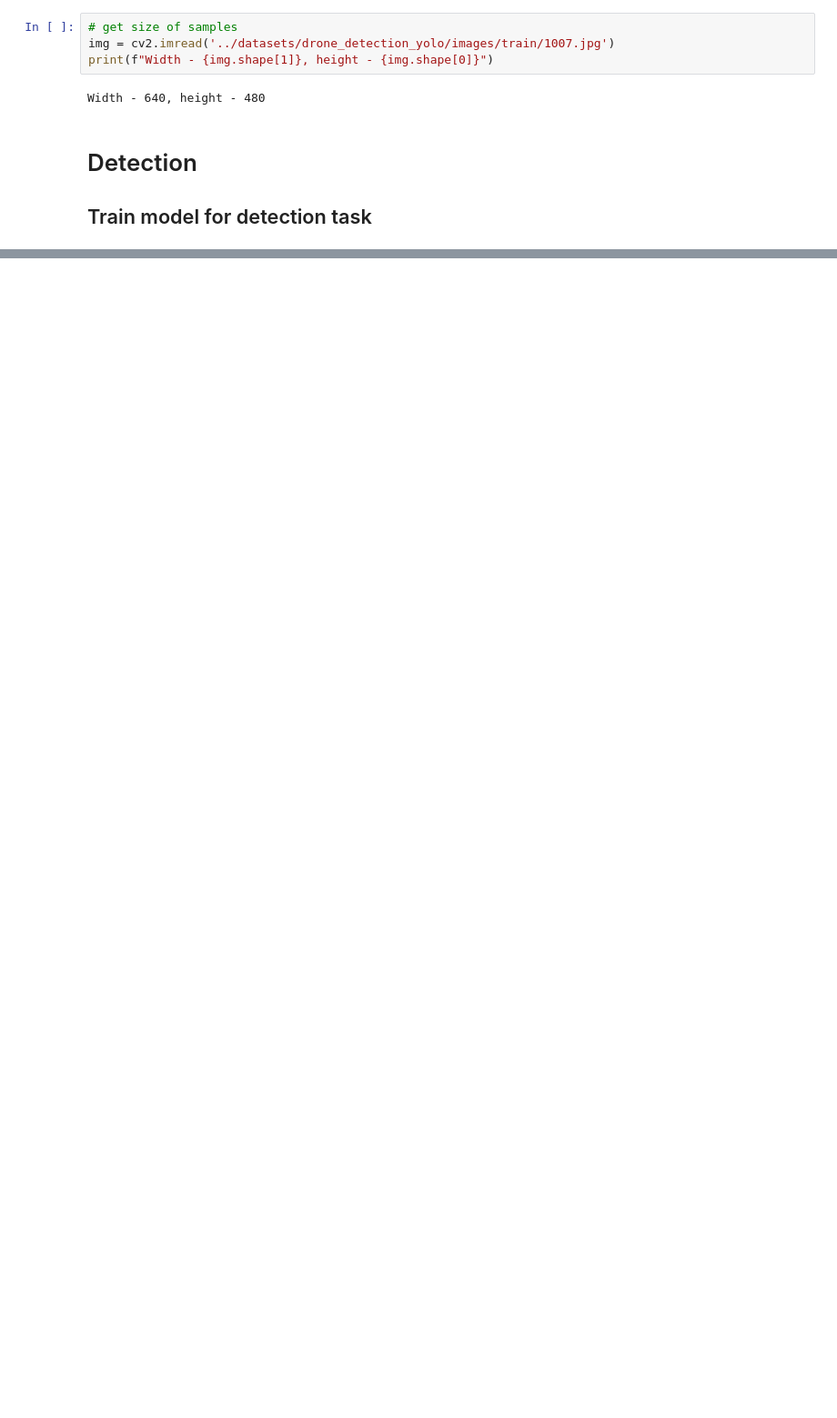
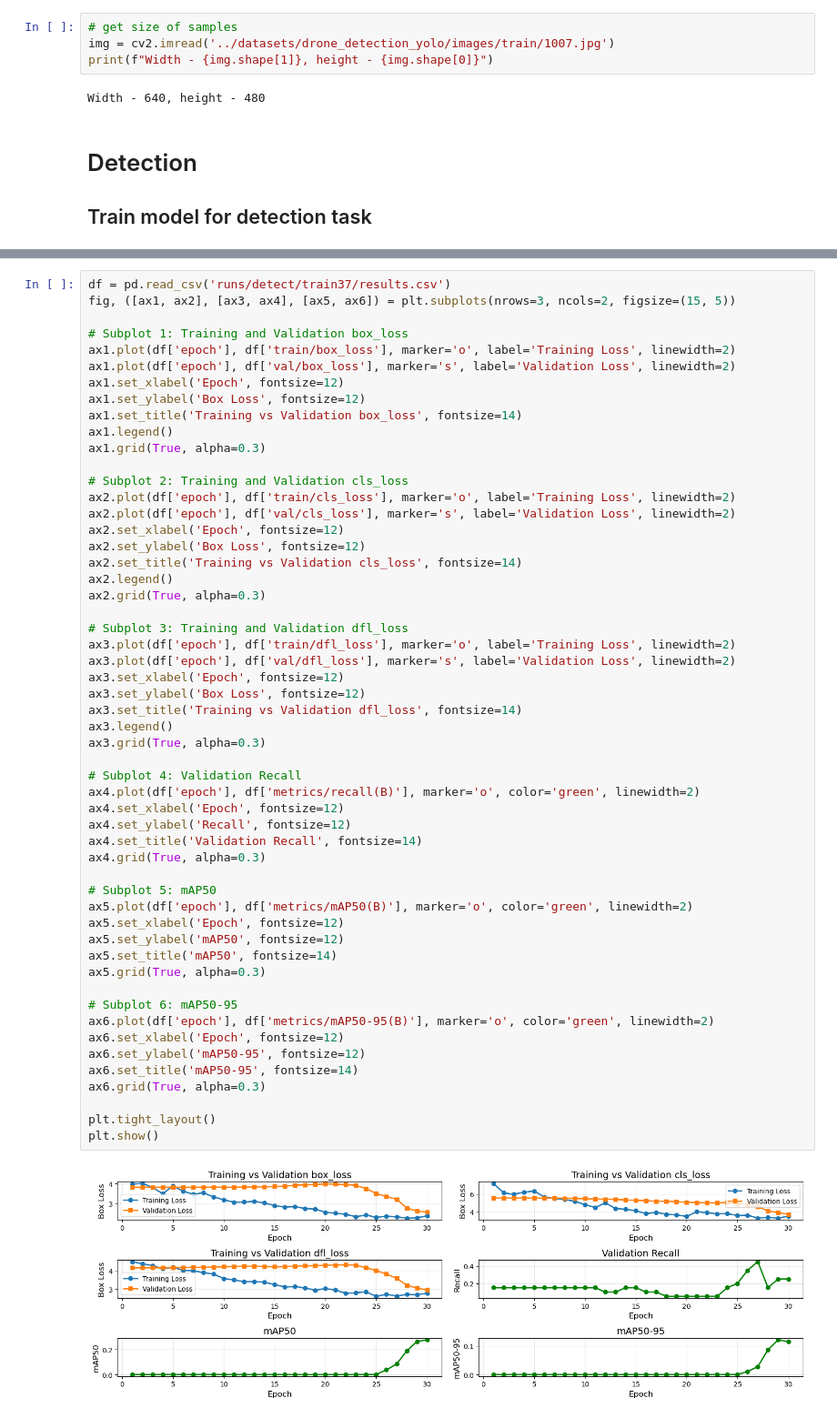
Before and after one commit to smoke22catches/fpv-drone-tracking-detection-depth-estimation, a Jupyter notebook: notebooks/drone_detection_tracking.ipynb, the cells around one changed output, grey strips where cells are left out. Shown at 91% size. Saved outputs shown, nothing was run; the diff lists cells and outputs as text; blank space fills up the shorter version.

Commit message:
Set up training pipeline for detection

```diff
--- a/notebooks/drone_detection_tracking.ipynb
+++ b/notebooks/drone_detection_tracking.ipynb
@@ -114,0 +125,56 @@ Results saved to /home/dzhere/Documents/side-projects/fpv-drone-tracking-detecti
+# %%
+df = pd.read_csv('runs/detect/train37/results.csv')
+fig, ([ax1, ax2], [ax3, ax4], [ax5, ax6]) = plt.subplots(nrows=3, ncols=2, figsize=(15, 5))
+
+# Subplot 1: Training and Validation box_loss
+ax1.plot(df['epoch'], df['train/box_loss'], marker='o', label='Training Loss', linewidth=2)
+ax1.plot(df['epoch'], df['val/box_loss'], marker='s', label='Validation Loss', linewidth=2)
+ax1.set_xlabel('Epoch', fontsize=12)
+ax1.set_ylabel('Box Loss', fontsize=12)
+ax1.set_title('Training vs Validation box_loss', fontsize=14)
+ax1.legend()
+ax1.grid(True, alpha=0.3)
+
+# Subplot 2: Training and Validation cls_loss
+ax2.plot(df['epoch'], df['train/cls_loss'], marker='o', label='Training Loss', linewidth=2)
+ax2.plot(df['epoch'], df['val/cls_loss'], marker='s', label='Validation Loss', linewidth=2)
+ax2.set_xlabel('Epoch', fontsize=12)
+ax2.set_ylabel('Box Loss', fontsize=12)
+ax2.set_title('Training vs Validation cls_loss', fontsize=14)
+ax2.legend()
+ax2.grid(True, alpha=0.3)
+
+# Subplot 3: Training and Validation dfl_loss
+ax3.plot(df['epoch'], df['train/dfl_loss'], marker='o', label='Training Loss', linewidth=2)
+ax3.plot(df['epoch'], df['val/dfl_loss'], marker='s', label='Validation Loss', linewidth=2)
+ax3.set_xlabel('Epoch', fontsize=12)
+ax3.set_ylabel('Box Loss', fontsize=12)
+ax3.set_title('Training vs Validation dfl_loss', fontsize=14)
+ax3.legend()
+ax3.grid(True, alpha=0.3)
+
+# Subplot 4: Validation Recall
+ax4.plot(df['epoch'], df['metrics/recall(B)'], marker='o', color='green', linewidth=2)
+ax4.set_xlabel('Epoch', fontsize=12)
+ax4.set_ylabel('Recall', fontsize=12)
+ax4.set_title('Validation Recall', fontsize=14)
+ax4.grid(True, alpha=0.3)
+
+# Subplot 5: mAP50
+ax5.plot(df['epoch'], df['metrics/mAP50(B)'], marker='o', color='green', linewidth=2)
+ax5.set_xlabel('Epoch', fontsize=12)
+ax5.set_ylabel('mAP50', fontsize=12)
+ax5.set_title('mAP50', fontsize=14)
+ax5.grid(True, alpha=0.3)
+
+# Subplot 6: mAP50-95
+ax6.plot(df['epoch'], df['metrics/mAP50-95(B)'], marker='o', color='green', linewidth=2)
+ax6.set_xlabel('Epoch', fontsize=12)
+ax6.set_ylabel('mAP50-95', fontsize=12)
+ax6.set_title('mAP50-95', fontsize=14)
+ax6.grid(True, alpha=0.3)
+
+plt.tight_layout()
+plt.show()
+# %% [output]
+[figure, added]
```
Also changed, not shown: parts of 10 cells of this notebook, 2 other files.
